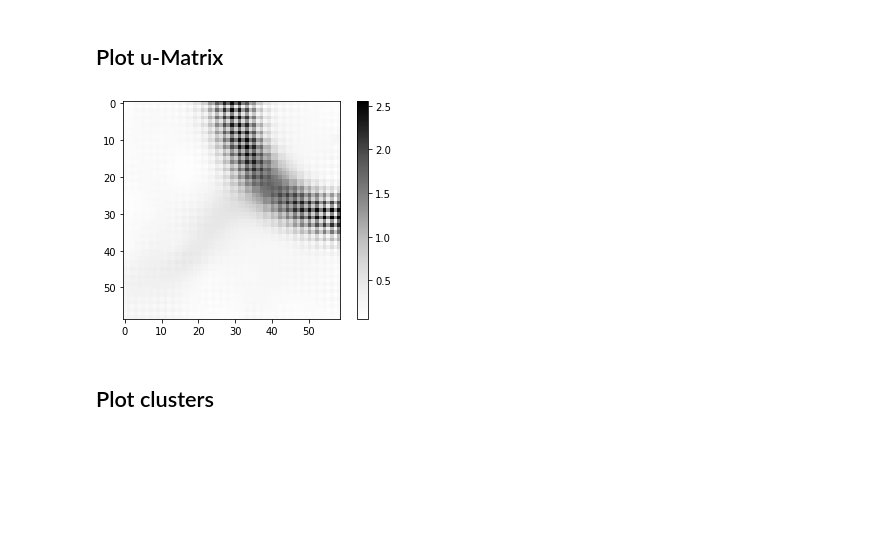
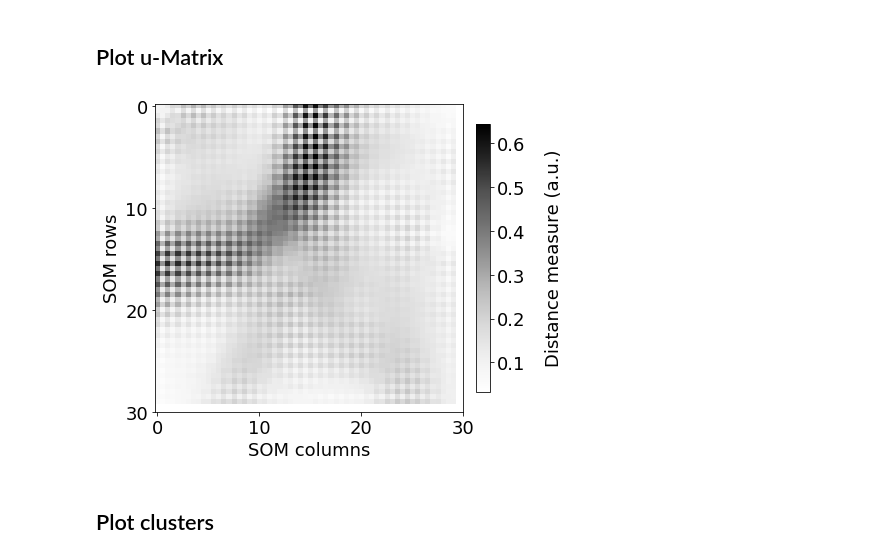
Before and after one commit to felixriese/susi, a Jupyter notebook: examples/SOMClustering.ipynb, the cells around one changed output. Cells and saved outputs as stored; diff of their text form; code cells hidden in the pictures; blank space fills up the shorter version.

Commit message:
Add new plot scripts

```diff
--- a/examples/SOMClustering.ipynb
+++ b/examples/SOMClustering.ipynb
@@ -34,11 +35,10 @@ SOM fitted!
 ## Plot u-Matrix
 # %%
 u_matrix = som.get_u_matrix()
-plt.imshow(np.squeeze(u_matrix), cmap="Greys")
-plt.colorbar()
+plot_umatrix(u_matrix, 30, 30)
 plt.show()
 # %% [output]
-[figure, old version]
+[figure, new version]
 # %% [markdown]
 ## Plot clusters
 # %%
```
Also changed, not shown: parts of 3 cells of this notebook, 5 other files.
